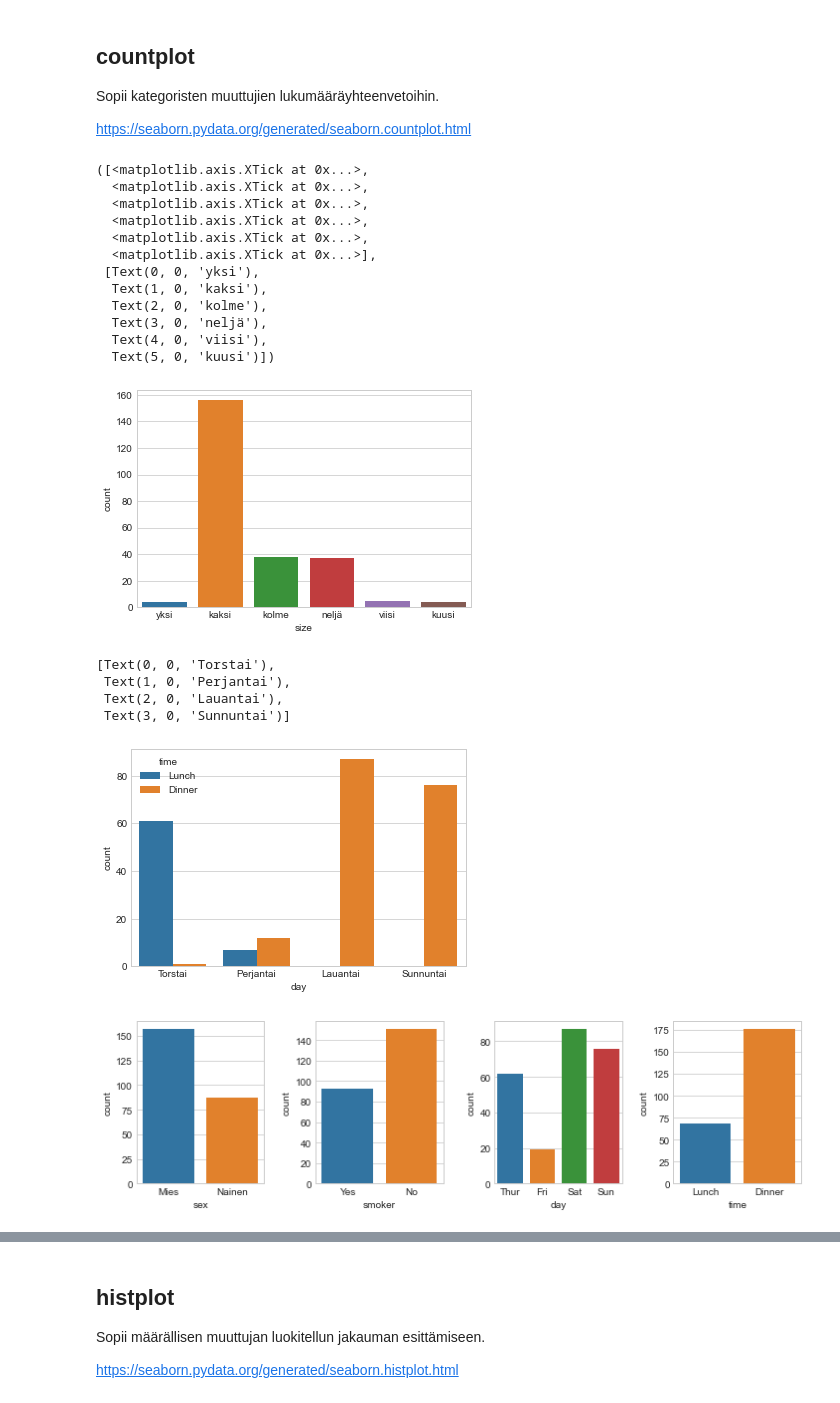
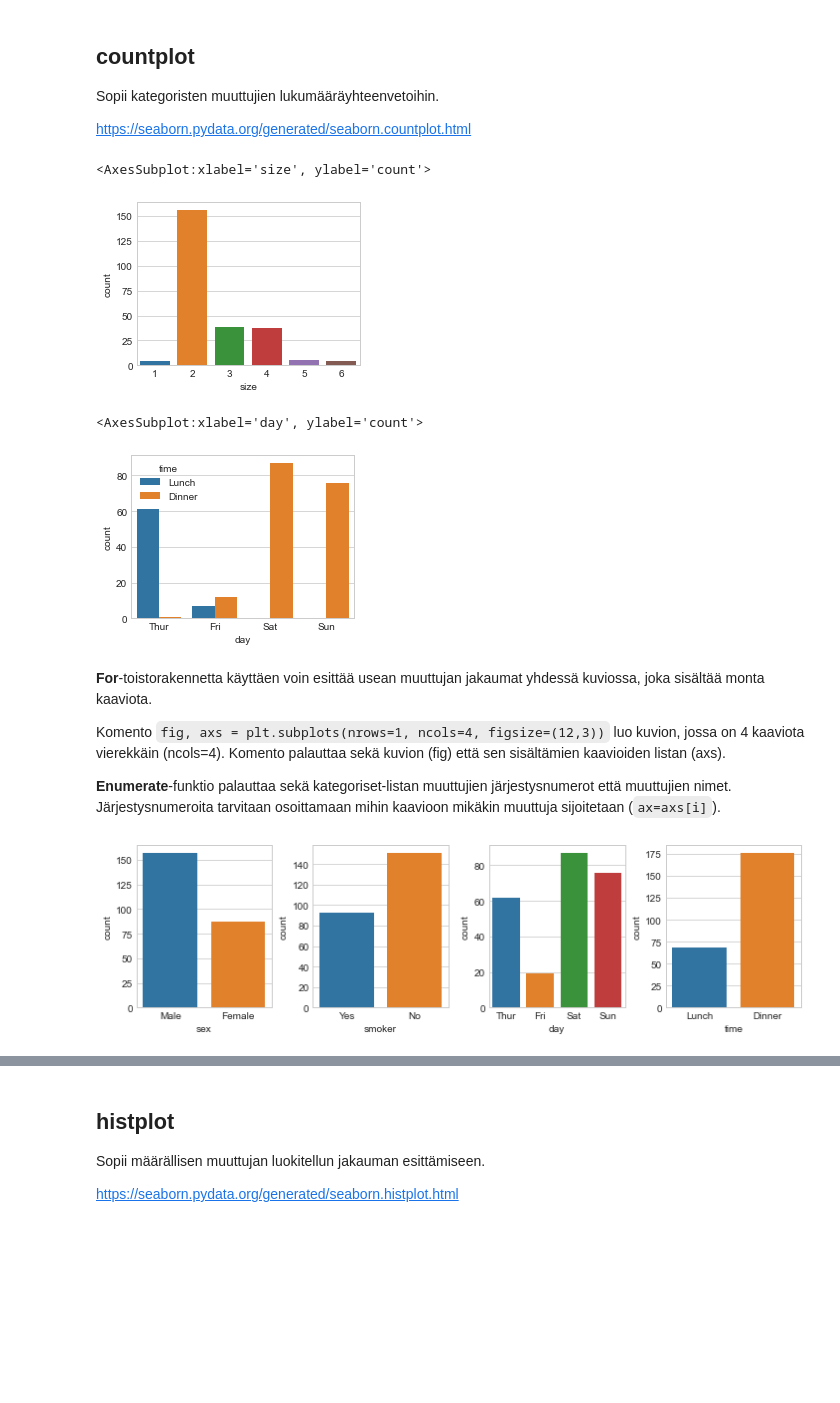
Before and after one commit to taanila/kaaviot, a Jupyter notebook: seaborn.ipynb, the cells around one changed output, grey strips where cells are left out. Drawn from its saved outputs; the diff is of its cells as text; code cells hidden in the pictures; blank space fills up the shorter version.

```diff
--- a/seaborn.ipynb
+++ b/seaborn.ipynb
@@ -62,49 +77,37 @@ Sopii kategoristen muuttujien lukumääräyhteenvetoihin.
 https://seaborn.pydata.org/generated/seaborn.countplot.html
 # %%
 # Eri kokoisten seurueiden lukumäärät
+plt.figure(figsize=(4, 3))
 sns.countplot(x='size', data=tips)
-
-plt.xticks([0, 1, 2, 3, 4, 5], ['yksi', 'kaksi', 'kolme', 'neljä', 'viisi', 'kuusi'])
 # %% [output]
-([<matplotlib.axis.XTick at 0x...>,
-  <matplotlib.axis.XTick at 0x...>,
-  <matplotlib.axis.XTick at 0x...>,
-  <matplotlib.axis.XTick at 0x...>,
-  <matplotlib.axis.XTick at 0x...>,
-  <matplotlib.axis.XTick at 0x...>],
- [Text(0, 0, 'yksi'),
-  Text(1, 0, 'kaksi'),
-  Text(2, 0, 'kolme'),
-  Text(3, 0, 'neljä'),
-  Text(4, 0, 'viisi'),
-  Text(5, 0, 'kuusi')])
+<AxesSubplot:xlabel='size', ylabel='count'>
-[figure, old version]
+[figure, new version]
 # %%
 # Lounas- ja päivällisseurueiden lukumäärät eri viikonpäivinä
+plt.figure(figsize=(4, 3))
 sns.countplot(x='day', hue='time', data=tips)
-
-plt.gca().set_xticklabels(['Torstai', 'Perjantai', 'Lauantai', 'Sunnuntai'])
 # %% [output]
-[Text(0, 0, 'Torstai'),
- Text(1, 0, 'Perjantai'),
- Text(2, 0, 'Lauantai'),
- Text(3, 0, 'Sunnuntai')]
+<AxesSubplot:xlabel='day', ylabel='count'>
-[figure, old version]
+[figure, new version]
+# %% [markdown]
+**For**-toistorakennetta käyttäen voin esittää usean muuttujan jakaumat yhdessä kuviossa, joka sisältää monta kaaviota.
+
+Komento `fig, axs = plt.subplots(nrows=1, ncols=4, figsize=(12,3))` luo kuvion, jossa on 4 kaaviota vierekkäin (ncols=4). Komento palauttaa sekä kuvion (fig) että sen sisältämien kaavioiden listan (axs).
+
+**Enumerate**-funktio palauttaa sekä kategoriset-listan muuttujien järjestysnumerot että muuttujien nimet. Järjestysnumeroita tarvitaan osoittamaan mihin kaavioon mikäkin muuttuja sijoitetaan (`ax=axs[i]`).
 # %%
 # Kategoristen muuttujien lukumääräyhteenvedot
 
 kategoriset = ['sex', 'smoker', 'day', 'time']
 
 # Neljän kaavion kokoelma
-fig1, axes1 = plt.subplots(1, 4, figsize=(12,3))
+fig, axs = plt.subplots(nrows=1, ncols=4, figsize=(12,3))
 
 for i, var in enumerate(kategoriset):
-    sns.countplot(x=var, data=tips, ax=axes1[i])
-
-axes1[0].set_xticklabels(['Mies', 'Nainen'])
+    sns.countplot(x=var, data=tips, ax=axs[i])
 
 # Kaavioiden välinen tyhjä tila
-fig1.subplots_adjust(wspace=0.4)
+fig.subplots_adjust(wspace=0.3)
 # %% [output]
-[figure, old version]
+[figure, new version]
 # %% [markdown]
```
Also changed, not shown: parts of 23 cells of this notebook.
